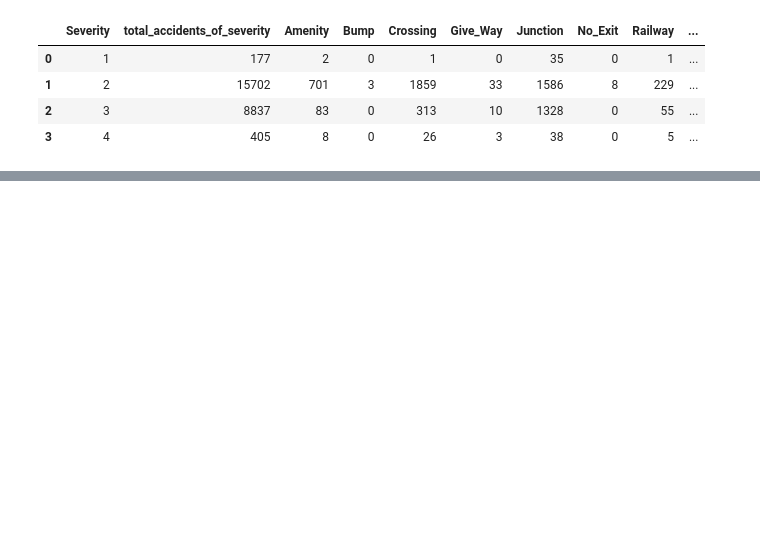
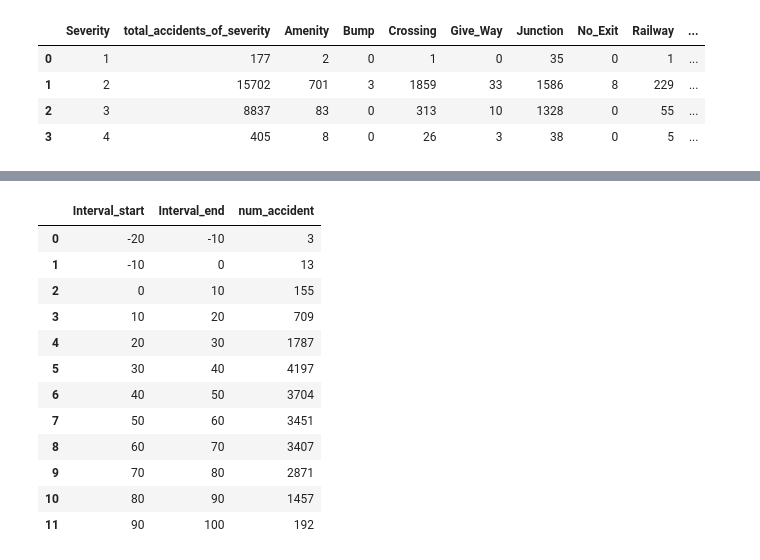
Before and after one commit to KaiyuWang19970221/BA775-teamproject, a Jupyter notebook: team6.ipynb, the cells around one changed output, grey strips where cells are left out. Cells and saved outputs as stored; diff of their text form; code cells hidden in the pictures; blank space fills up the shorter version.

```diff
--- a/team6.ipynb
+++ b/team6.ipynb
@@ -303,0 +330,48 @@ ORDER BY Severity
+# %%
+%%bigquery
+SELECT
+    # Interval_start
+    CASE WHEN -20 <= Temperature_F_ AND Temperature_F_ < -10 THEN -20
+    WHEN -10 <= Temperature_F_ AND Temperature_F_ < 0 THEN -10
+    WHEN 0 <= Temperature_F_ AND Temperature_F_ < 10 THEN 0
+    WHEN 10 <= Temperature_F_ AND Temperature_F_ < 20 THEN 10
+    WHEN 20 <= Temperature_F_ AND Temperature_F_ < 30 THEN 20
+    WHEN 30 <= Temperature_F_ AND Temperature_F_ < 40 THEN 30
+    WHEN 40 <= Temperature_F_ AND Temperature_F_ < 50 THEN 40
+    WHEN 50 <= Temperature_F_ AND Temperature_F_ < 60 THEN 50
+    WHEN 60 <= Temperature_F_ AND Temperature_F_ < 70 THEN 60
+    WHEN 70 <= Temperature_F_ AND Temperature_F_ < 80 THEN 70
+    WHEN 80 <= Temperature_F_ AND Temperature_F_ < 90 THEN 80
+    ELSE 90 END AS Interval_start,
+    #Interval_end
+    CASE WHEN -20 <= Temperature_F_ AND Temperature_F_ < -10 THEN -10
+    WHEN -10 <= Temperature_F_ AND Temperature_F_ < 0 THEN 0
+    WHEN 0 <= Temperature_F_ AND Temperature_F_ < 10 THEN 10
+    WHEN 10 <= Temperature_F_ AND Temperature_F_ < 20 THEN 20
+    WHEN 20 <= Temperature_F_ AND Temperature_F_ < 30 THEN 30
+    WHEN 30 <= Temperature_F_ AND Temperature_F_ < 40 THEN 40
+    WHEN 40 <= Temperature_F_ AND Temperature_F_ < 50 THEN 50
+    WHEN 50 <= Temperature_F_ AND Temperature_F_ < 60 THEN 60
+    WHEN 60 <= Temperature_F_ AND Temperature_F_ < 70 THEN 70
+    WHEN 70 <= Temperature_F_ AND Temperature_F_ < 80 THEN 80
+    WHEN 80 <= Temperature_F_ AND Temperature_F_ < 90 THEN 90
+    ELSE 100 END AS Interval_end,
+    COUNT(ID) num_accident
+FROM `ba775-b2-team6.team6.carcrash_MA`
+WHERE IS_NAN(Temperature_F_) = FALSE AND EXTRACT(year FROM Start_Time) > 2016
+GROUP BY Interval_start, Interval_end
+ORDER BY Interval_start
+# %% [output]
+|  | Interval_start | Interval_end | num_accident |
+| 0 | -20 | -10 | 3 |
+| 1 | -10 | 0 | 13 |
+| 2 | 0 | 10 | 155 |
+| 3 | 10 | 20 | 709 |
+| 4 | 20 | 30 | 1787 |
+| 5 | 30 | 40 | 4197 |
+| 6 | 40 | 50 | 3704 |
+| 7 | 50 | 60 | 3451 |
+| 8 | 60 | 70 | 3407 |
+| 9 | 70 | 80 | 2871 |
+| 10 | 80 | 90 | 1457 |
+| 11 | 90 | 100 | 192 |
```
Also changed, not shown: parts of 21 cells of this notebook.
